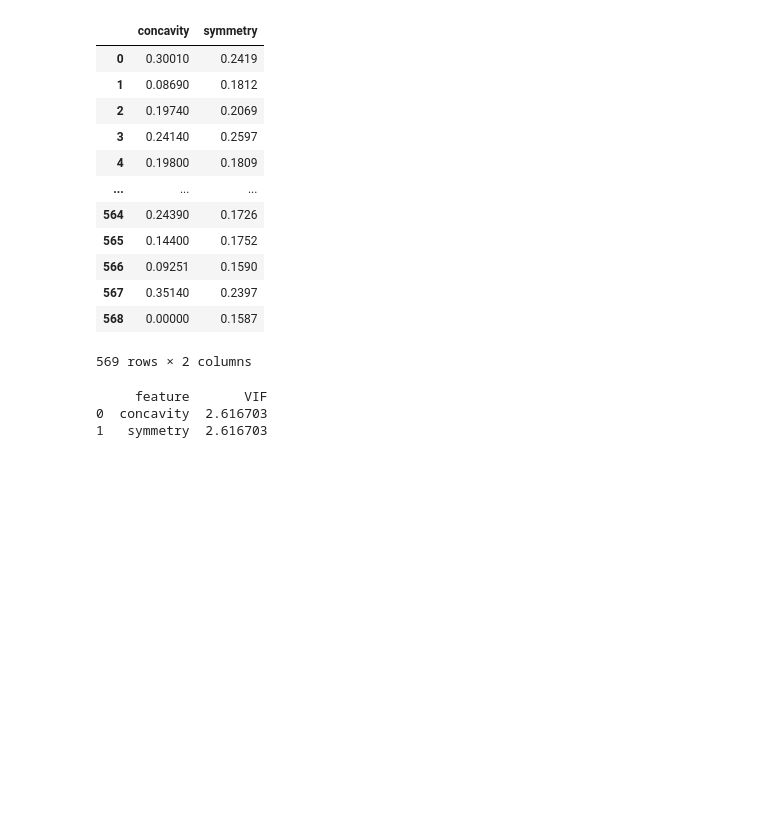
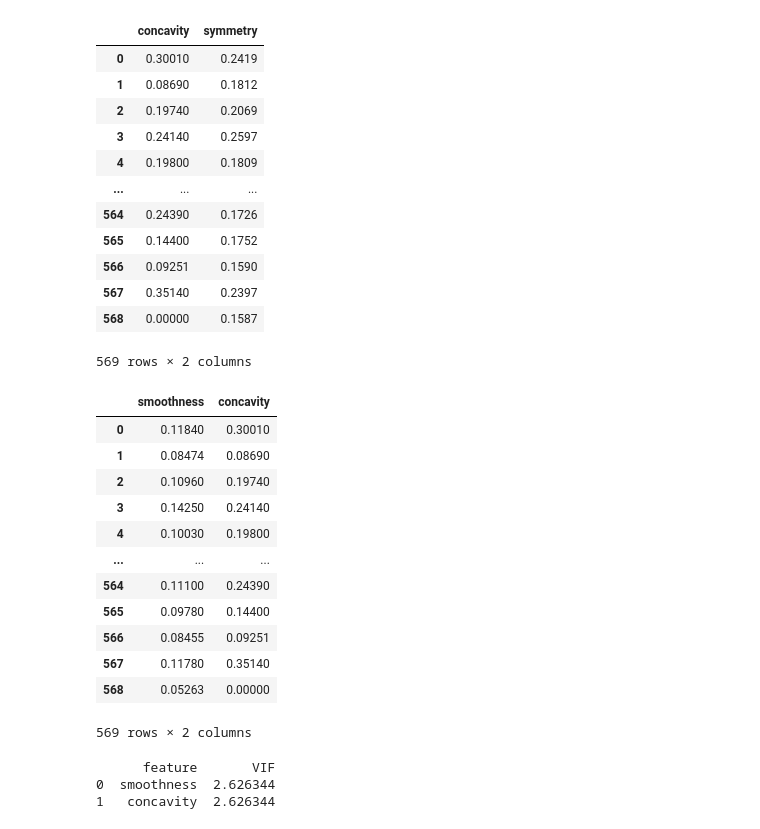
Before and after one commit to bencosgro/Bayes_Project, a Jupyter notebook: Bayes_Project_Jupyter.ipynb, the cells around one changed output. Cells and saved outputs as stored; diff of their text form; code cells hidden in the pictures; blank space fills up the shorter version.

```diff
--- a/Bayes_Project_Jupyter.ipynb
+++ b/Bayes_Project_Jupyter.ipynb
@@ -216,19 +218,37 @@ X
 | 567 | 0.35140 | 0.2397 |
 | 568 | 0.00000 | 0.1587 |
 569 rows × 2 columns
+# %%
+X_avg=dat_avg.drop(columns=['Diagnosis', 'symmetry', 'radius', 'perimeter',
+                    'fractal dimension', 'concavePoints', 'compactness', 'texture', 'area'])
+X_avg
+# %% [output]
+|  | smoothness | concavity |
+| 0 | 0.11840 | 0.30010 |
+| 1 | 0.08474 | 0.08690 |
+| 2 | 0.10960 | 0.19740 |
+| 3 | 0.14250 | 0.24140 |
+| 4 | 0.10030 | 0.19800 |
+| ... | ... | ... |
+| 564 | 0.11100 | 0.24390 |
+| 565 | 0.09780 | 0.14400 |
+| 566 | 0.08455 | 0.09251 |
+| 567 | 0.11780 | 0.35140 |
+| 568 | 0.05263 | 0.00000 |
+569 rows × 2 columns
 # %%
 #https://www.geeksforgeeks.org/detecting-multicollinearity-with-vif-python/
 from statsmodels.stats.outliers_influence import variance_inflation_factor
 # %%
 vif_data = pd.DataFrame()
-vif_data["feature"] = X.columns
+vif_data["feature"] = X_avg.columns
 
 # calculating VIF for each feature
-vif_data["VIF"] = [variance_inflation_factor(X.values, i)
-                          for i in range(len(X.columns))]
+vif_data["VIF"] = [variance_inflation_factor(X_avg.values, i)
+                          for i in range(len(X_avg.columns))]
 
 print(vif_data)
 # %% [output]
-     feature       VIF
-0  concavity  2.616703
-1   symmetry  2.616703
+      feature       VIF
+0  smoothness  2.626344
+1   concavity  2.626344
```
Also changed, not shown: parts of 29 cells of this notebook.
